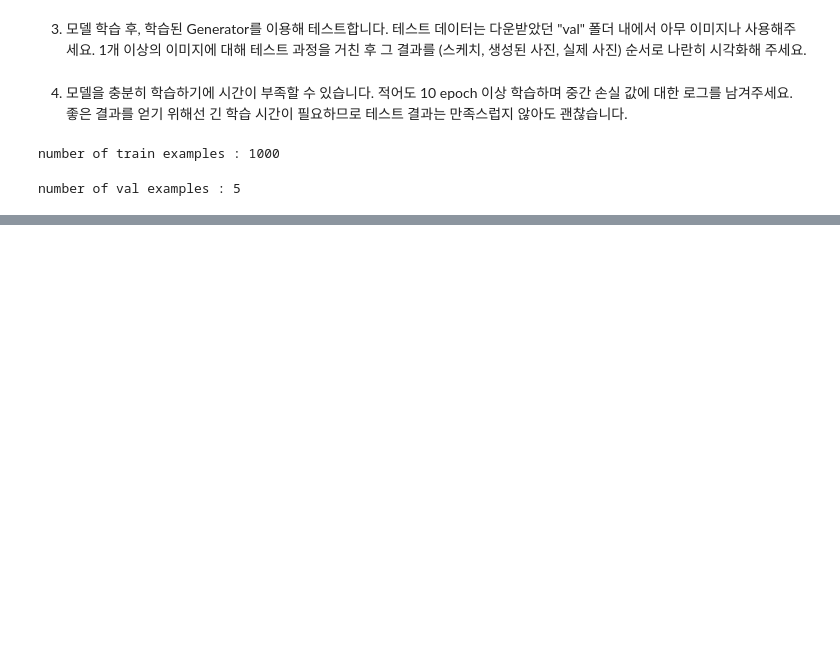
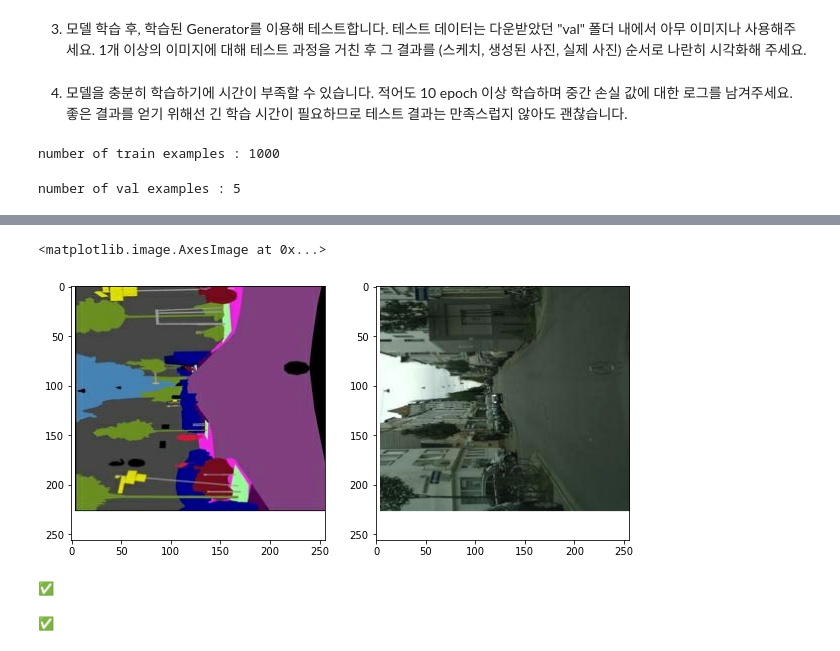
Before and after one commit to JPumpkin645/AIFFEL, a Jupyter notebook: Week_15/Ex_24_Pix2Pix.ipynb, the cells around one changed output, grey strips where cells are left out. Drawn from its saved outputs; the diff is of its cells as text; code cells hidden in the pictures; blank space fills up the shorter version.

```diff
--- a/Week_15/Ex_24_Pix2Pix.ipynb
+++ b/Week_15/Ex_24_Pix2Pix.ipynb
@@ -54,0 +140,66 @@ for i in range(1, 7):
+# %%
+from tensorflow import data
+
+def get_train(img_path):
+    sketch, colored = load_img(img_path)
+    sketch, colored = apply_augmentation(sketch, colored)
+    return sketch, colored
+
+train_images = data.Dataset.list_files(train_data_path + "*.jpg")
+train_images = train_images.map(get_train).shuffle(100).batch(4)
+
+sample = train_images.take(1)
+sample = list(sample.as_numpy_iterator())
+sketch, colored = (sample[0][0]+1)*127.5, (sample[0][1]+1)*127.5
+
+plt.figure(figsize=(10,5))
+plt.subplot(1,2,1); plt.imshow(sketch[0].astype(np.uint8))
+plt.subplot(1,2,2); plt.imshow(colored[0].astype(np.uint8))
+# %% [output]
+<matplotlib.image.AxesImage at 0x...>
+[figure, added]
+# %%
+from tensorflow.keras import layers, Input, Model
+
+class EncodeBlock(layers.Layer):
+    def __init__(self, n_filters, use_bn=True):
+        super(EncodeBlock, self).__init__()
+        self.use_bn = use_bn
+        self.conv = layers.Conv2D(n_filters, 4, 2, "same", use_bias=False)
+        self.batchnorm = layers.BatchNormalization()
+        self.lrelu= layers.LeakyReLU(0.2)
+
+    def call(self, x):
+        x = self.conv(x)
+        if self.use_bn:
+            x = self.batchnorm(x)
+        return self.lrelu(x)
+
+print("✅")
+# %% [output]
+✅
+# %%
+class Encoder(layers.Layer):
+    def __init__(self):
+        super(Encoder, self).__init__()
+        filters = [64,128,256,512,512,512,512,512]
+
+        self.blocks = []
+        for i, f in enumerate(filters):
+            if i == 0:
+                self.blocks.append(EncodeBlock(f, use_bn=False))
+            else:
+                self.blocks.append(EncodeBlock(f))
+
+    def call(self, x):
+        for block in self.blocks:
+            x = block(x)
+        return x
+
+    def get_summary(self, input_shape=(256,256,3)):
+        inputs = Input(input_shape)
+        return Model(inputs, self.call(inputs)).summary()
+
+print("✅")
+# %% [output]
+✅
```
Also changed, not shown: parts of 25 cells of this notebook.
